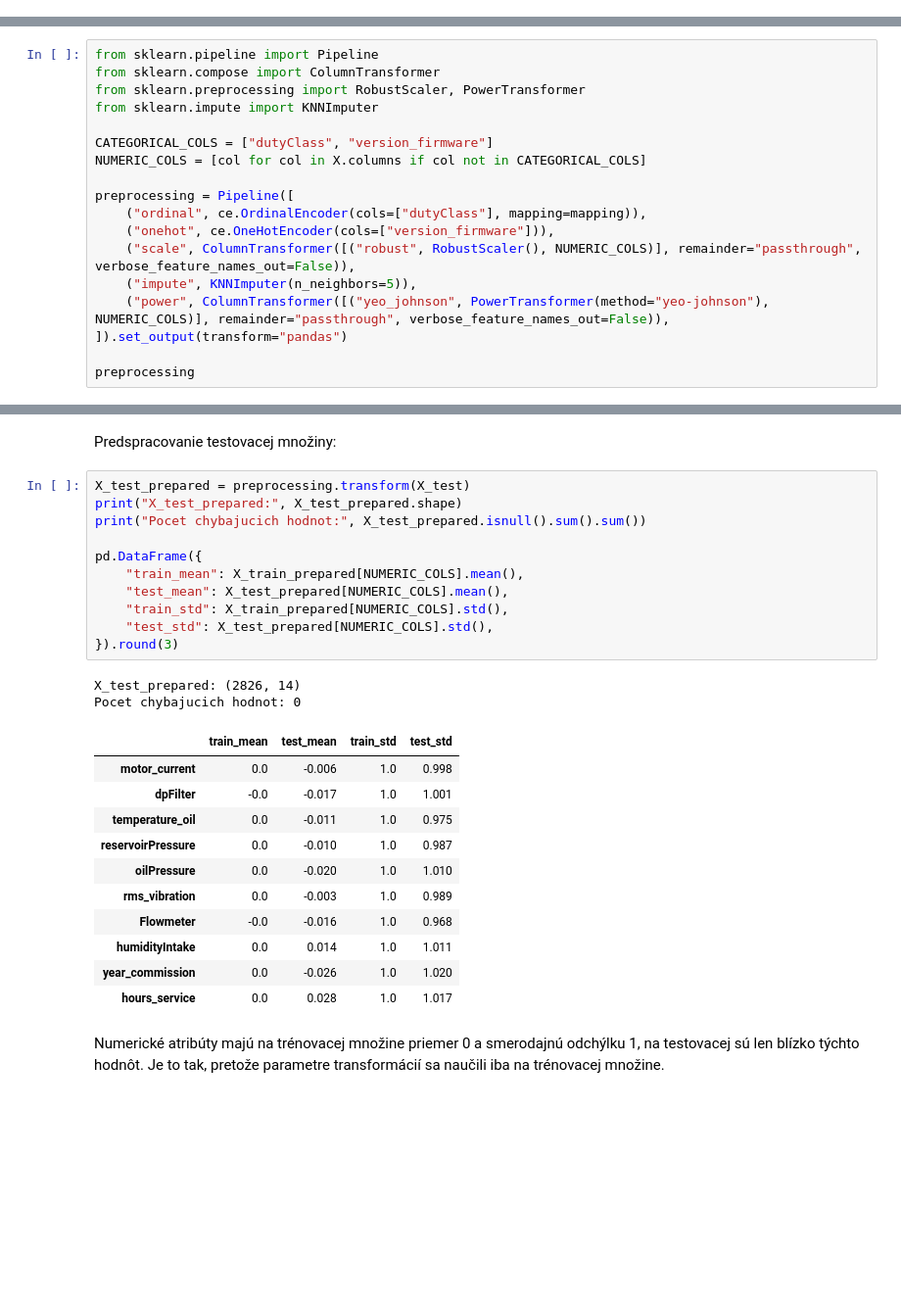
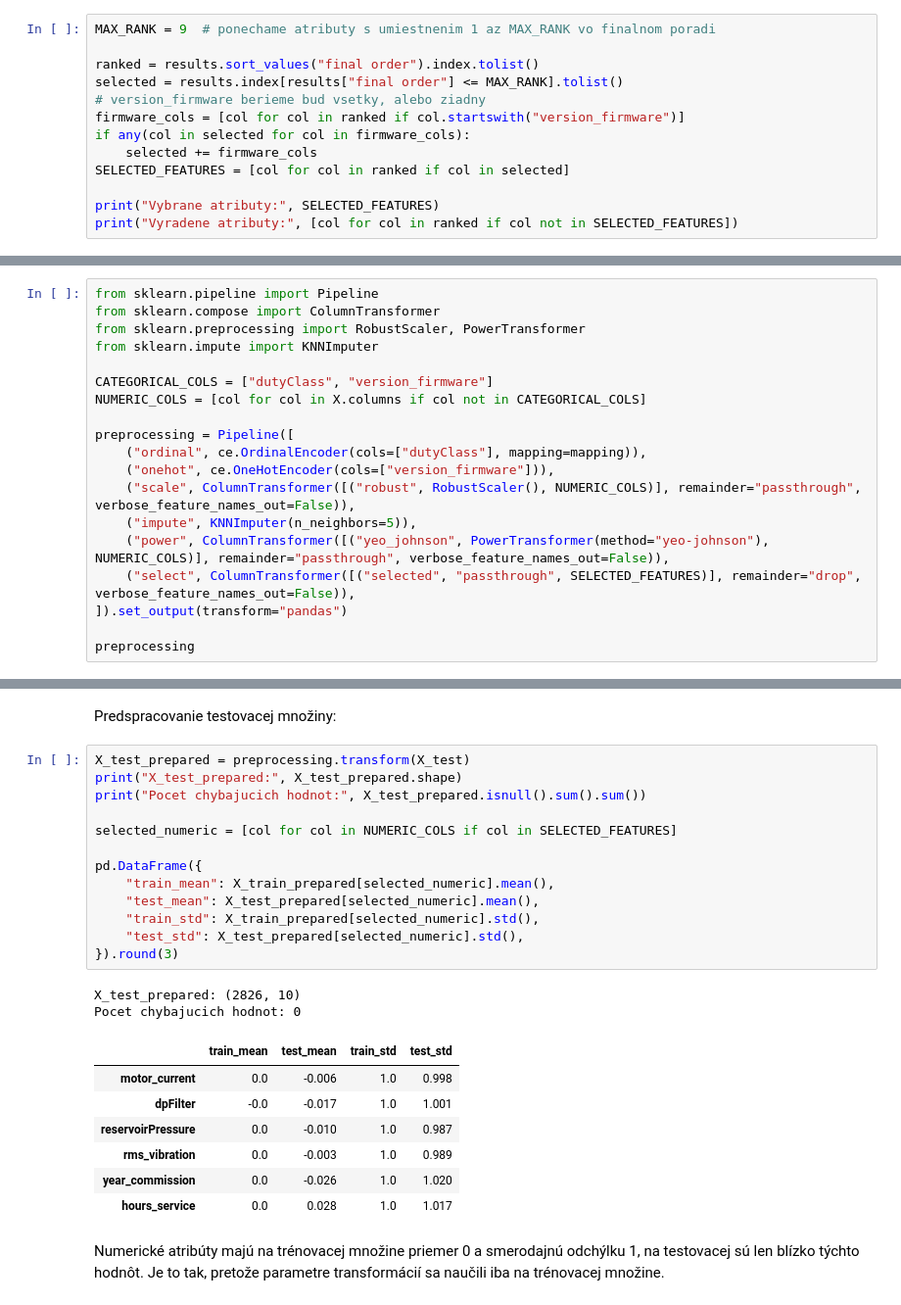
Before and after one commit to Langos428/IAU_projekt, a Jupyter notebook: faza2.ipynb, the cells around one changed output, grey strips where cells are left out. Shown at 98% size. Cells and saved outputs as stored; diff of their text form; blank space fills up the shorter version.

```diff
--- a/faza2.ipynb
+++ b/faza2.ipynb
@@ -391,0 +397,13 @@ Už keď sme pozorovali korelácie vo Fáze 1, `humidityIntake` nejavil takmer
+# %%
+MAX_RANK = 9  # ponechame atributy s umiestnenim 1 az MAX_RANK vo finalnom poradi
+
+ranked = results.sort_values("final order").index.tolist()
+selected = results.index[results["final order"] <= MAX_RANK].tolist()
+# version_firmware berieme bud vsetky, alebo ziadny
+firmware_cols = [col for col in ranked if col.startswith("version_firmware")]
+if any(col in selected for col in firmware_cols):
+    selected += firmware_cols
+SELECTED_FEATURES = [col for col in ranked if col in selected]
+
+print("Vybrane atributy:", SELECTED_FEATURES)
+print("Vyradene atributy:", [col for col in ranked if col not in SELECTED_FEATURES])
@@ -417,6 +441,7 @@ preprocessing = Pipeline([
     ("scale", ColumnTransformer([("robust", RobustScaler(), NUMERIC_COLS)], remainder="passthrough", verbose_feature_names_out=False)),
     ("impute", KNNImputer(n_neighbors=5)),
     ("power", ColumnTransformer([("yeo_johnson", PowerTransformer(method="yeo-johnson"), NUMERIC_COLS)], remainder="passthrough", verbose_feature_names_out=False)),
+    ("select", ColumnTransformer([("selected", "passthrough", SELECTED_FEATURES)], remainder="drop", verbose_feature_names_out=False)),
 ]).set_output(transform="pandas")
 
 preprocessing
@@ -465,26 +492,24 @@ Predspracovanie testovacej množiny:
 # %%
 X_test_prepared = preprocessing.transform(X_test)
 print("X_test_prepared:", X_test_prepared.shape)
 print("Pocet chybajucich hodnot:", X_test_prepared.isnull().sum().sum())
 
+selected_numeric = [col for col in NUMERIC_COLS if col in SELECTED_FEATURES]
+
 pd.DataFrame({
-    "train_mean": X_train_prepared[NUMERIC_COLS].mean(),
-    "test_mean": X_test_prepared[NUMERIC_COLS].mean(),
-    "train_std": X_train_prepared[NUMERIC_COLS].std(),
-    "test_std": X_test_prepared[NUMERIC_COLS].std(),
+    "train_mean": X_train_prepared[selected_numeric].mean(),
+    "test_mean": X_test_prepared[selected_numeric].mean(),
+    "train_std": X_train_prepared[selected_numeric].std(),
+    "test_std": X_test_prepared[selected_numeric].std(),
 }).round(3)
 # %% [output]
-X_test_prepared: (2826, 14)
+X_test_prepared: (2826, 10)
 Pocet chybajucich hodnot: 0
 |  | train_mean | test_mean | train_std | test_std |
 | motor_current | 0.0 | -0.006 | 1.0 | 0.998 |
 | dpFilter | -0.0 | -0.017 | 1.0 | 1.001 |
-| temperature_oil | 0.0 | -0.011 | 1.0 | 0.975 |
 | reservoirPressure | 0.0 | -0.010 | 1.0 | 0.987 |
-| oilPressure | 0.0 | -0.020 | 1.0 | 1.010 |
 | rms_vibration | 0.0 | -0.003 | 1.0 | 0.989 |
-| Flowmeter | -0.0 | -0.016 | 1.0 | 0.968 |
-| humidityIntake | 0.0 | 0.014 | 1.0 | 1.011 |
 | year_commission | 0.0 | -0.026 | 1.0 | 1.020 |
 | hours_service | 0.0 | 0.028 | 1.0 | 1.017 |
 # %% [markdown]
```
Also changed, not shown: parts of 9 cells of this notebook.
